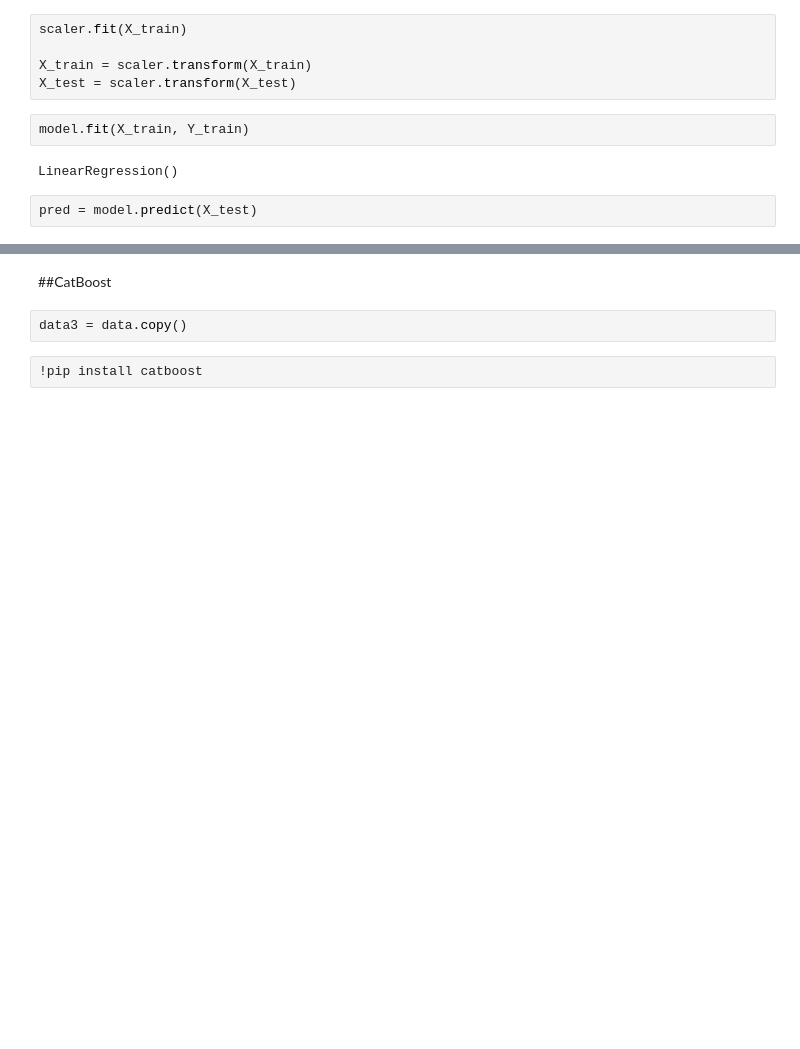
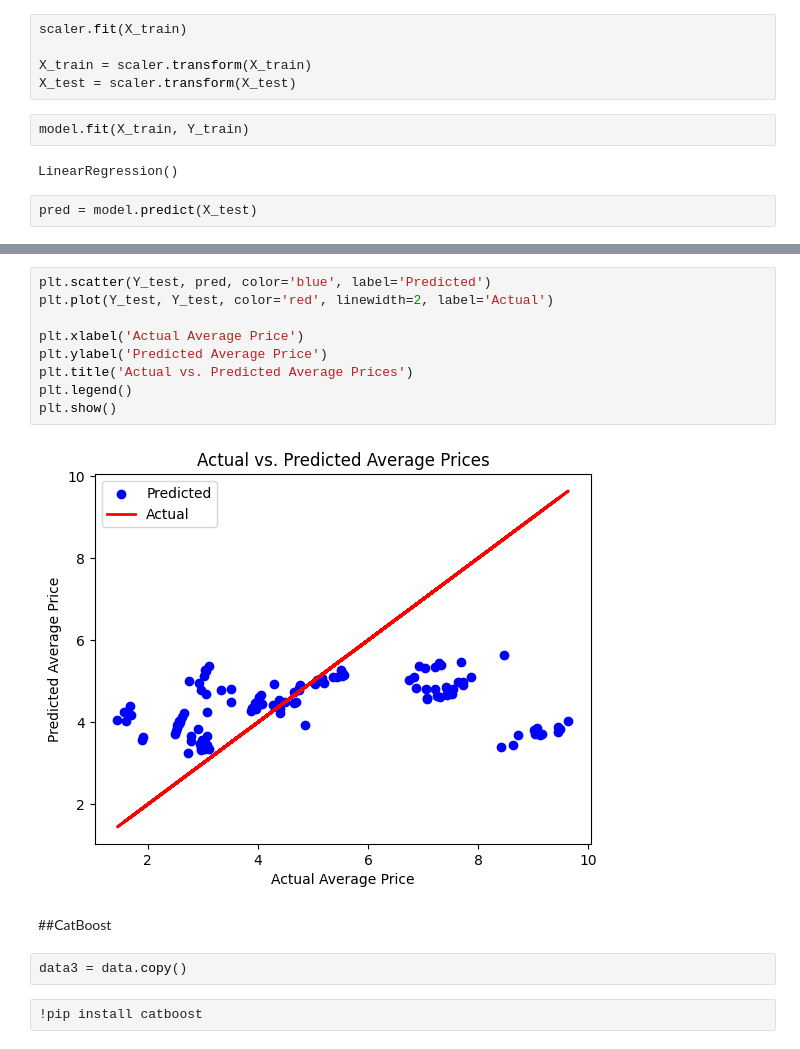
Before and after one commit to aleksandrapendovska/ProektVNP_203089, a Jupyter notebook: ПроектВНП.ipynb, the cells around one changed output, grey strips where cells are left out. Saved outputs shown, nothing was run; the diff lists cells and outputs as text; blank space fills up the shorter version.

```diff
--- a/ПроектВНП.ipynb
+++ b/ПроектВНП.ipynb
@@ -266,3 +266,14 @@ r2_score(Y_test,pred)
+# %%
+plt.scatter(Y_test, pred, color='blue', label='Predicted')
+plt.plot(Y_test, Y_test, color='red', linewidth=2, label='Actual')
+
+plt.xlabel('Actual Average Price')
+plt.ylabel('Predicted Average Price')
+plt.title('Actual vs. Predicted Average Prices')
+plt.legend()
+plt.show()
+# %% [output]
+[figure, added]
 # %% [markdown]
 ##CatBoost
 # %%
```
Also changed, not shown: parts of 1 cell of this notebook.
